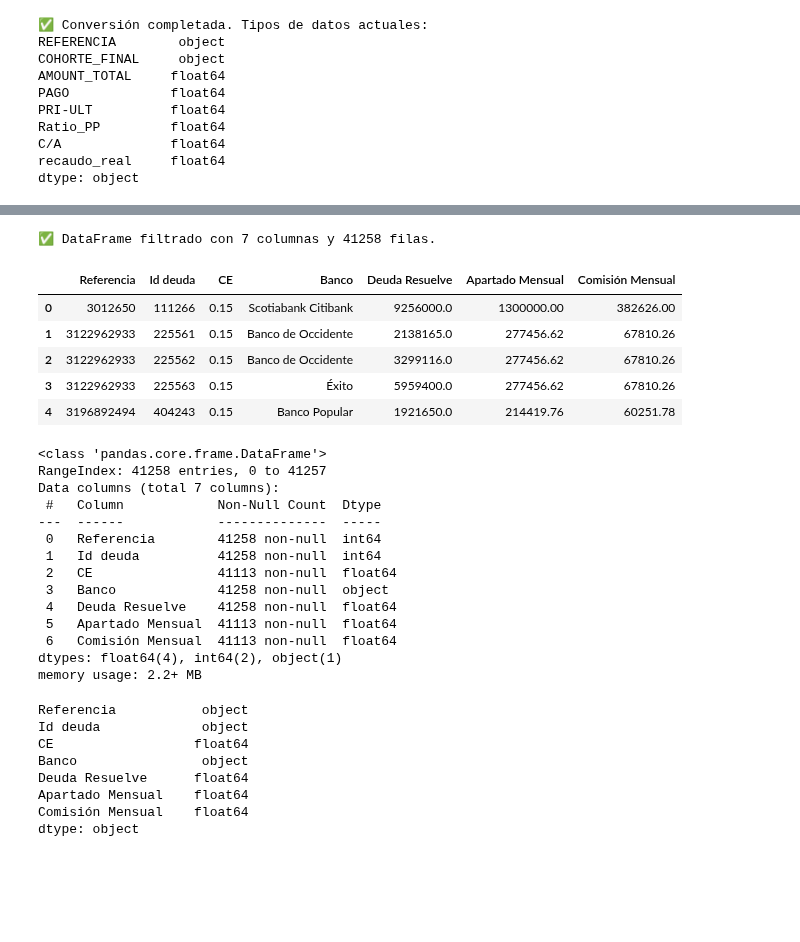
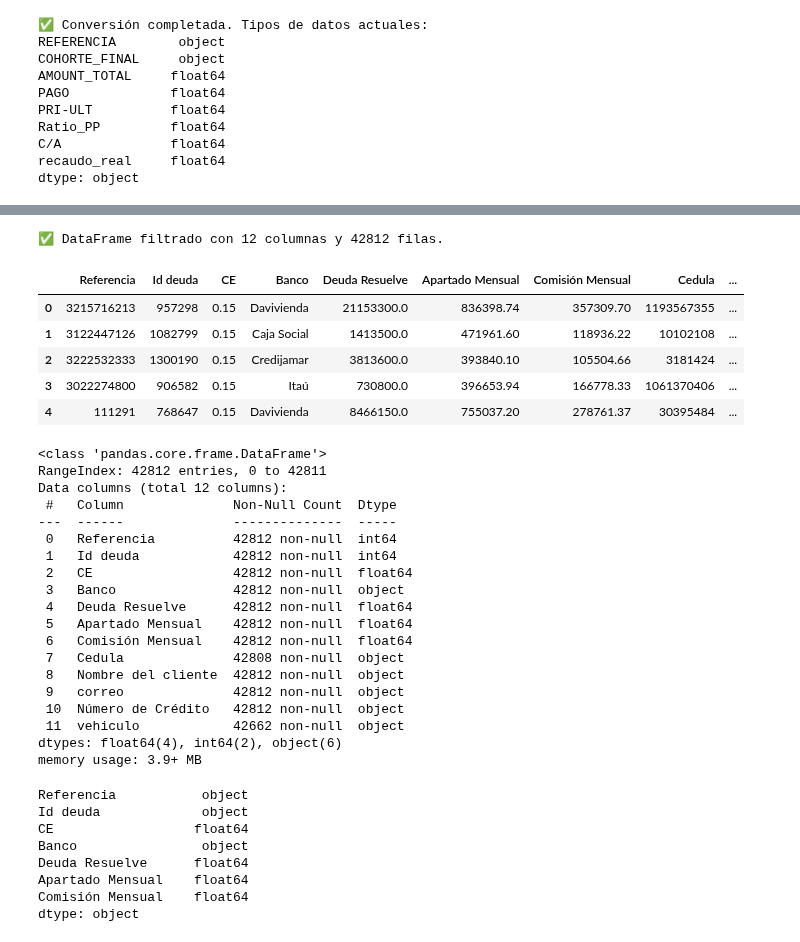
Before and after one commit to Robert1417/recaudo-app, a Jupyter notebook: Calculadora_Recaudo.ipynb, the cells around one changed output, grey strips where cells are left out. Saved outputs shown, nothing was run; the diff lists cells and outputs as text; code cells hidden in the pictures; blank space fills up the shorter version.

```diff
--- a/Calculadora_Recaudo.ipynb
+++ b/Calculadora_Recaudo.ipynb
@@ -490,57 +487,67 @@ def normalizar_columna(col):
     col = re.sub(r'[^a-z0-9]', '', col)
     return col
 
 # === Diccionario de columnas esperadas ===
 columnas_objetivo = {
     "referencia": "Referencia",
     "iddeuda": "Id deuda",
     "ce": "CE",
     "banco": "Banco",
     "deudaresuelve": "Deuda Resuelve",
     "apartadomensual": "Apartado Mensual",
     "comisionmensual": "Comisión Mensual",
+    "cedula": "Cedula",
+    "nombredelcliente": "Nombre del cliente",
+    "correo": "correo",
+    "numerodecredito": "Número de Crédito",
+    "vehiculo": "vehiculo",
 }
 
 # === Crear un mapeo entre columnas reales y las esperadas ===
 mapeo = {}
 cols_normalizadas = {normalizar_columna(c): c for c in cartera_asignada.columns}
 
 for key, nombre_esperado in columnas_objetivo.items():
     if key in cols_normalizadas:
         mapeo[cols_normalizadas[key]] = nombre_esperado
     else:
         print(f"⚠️ No se encontró columna equivalente a '{nombre_esperado}'")
 
 # === Filtrar y renombrar ===
 cartera_asignada_filtrada = cartera_asignada[list(mapeo.keys())].rename(columns=mapeo)
 
 print(f"✅ DataFrame filtrado con {cartera_asignada_filtrada.shape[1]} columnas y {cartera_asignada_filtrada.shape[0]} filas.")
 display(cartera_asignada_filtrada.head())
 # %% [output]
-✅ DataFrame filtrado con 7 columnas y 41258 filas.
+✅ DataFrame filtrado con 12 columnas y 42812 filas.
-|  | Referencia | Id deuda | CE | Banco | Deuda Resuelve | Apartado Mensual | Comisión Mensual |
-| 0 | 3012650 | 111266 | 0.15 | Scotiabank Citibank | 9256000.0 | 1300000.00 | 382626.00 |
-| 1 | 3122962933 | 225561 | 0.15 | Banco de Occidente | 2138165.0 | 277456.62 | 67810.26 |
-| 2 | 3122962933 | 225562 | 0.15 | Banco de Occidente | 3299116.0 | 277456.62 | 67810.26 |
-| 3 | 3122962933 | 225563 | 0.15 | Éxito | 5959400.0 | 277456.62 | 67810.26 |
-| 4 | 3196892494 | 404243 | 0.15 | Banco Popular | 1921650.0 | 214419.76 | 60251.78 |
+|  | Referencia | Id deuda | CE | Banco | Deuda Resuelve | Apartado Mensual | Comisión Mensual | Cedula | ... |
+| 0 | 3215716213 | 957298 | 0.15 | Davivienda | 21153300.0 | 836398.74 | 357309.70 | 1193567355 | ... |
+| 1 | 3122447126 | 1082799 | 0.15 | Caja Social | 1413500.0 | 471961.60 | 118936.22 | 10102108 | ... |
+| 2 | 3222532333 | 1300190 | 0.15 | Credijamar | 3813600.0 | 393840.10 | 105504.66 | 3181424 | ... |
+| 3 | 3022274800 | 906582 | 0.15 | Itaú | 730800.0 | 396653.94 | 166778.33 | 1061370406 | ... |
+| 4 | 111291 | 768647 | 0.15 | Davivienda | 8466150.0 | 755037.20 | 278761.37 | 30395484 | ... |
 # %%
 cartera_asignada_filtrada.info()
 # %% [output]
 <class 'pandas.core.frame.DataFrame'>
-RangeIndex: 41258 entries, 0 to 41257
-Data columns (total 7 columns):
- #   Column            Non-Null Count  Dtype
----  ------            --------------  -----
- 0   Referencia        41258 non-null  int64
- 1   Id deuda          41258 non-null  int64
- 2   CE                41113 non-null  float64
- 3   Banco             41258 non-null  object
- 4   Deuda Resuelve    41258 non-null  float64
- 5   Apartado Mensual  41113 non-null  float64
- 6   Comisión Mensual  41113 non-null  float64
-dtypes: float64(4), int64(2), object(1)
-memory usage: 2.2+ MB
+RangeIndex: 42812 entries, 0 to 42811
+Data columns (total 12 columns):
+ #   Column              Non-Null Count  Dtype
+---  ------              --------------  -----
+ 0   Referencia          42812 non-null  int64
+ 1   Id deuda            42812 non-null  int64
+ 2   CE                  42812 non-null  float64
+ 3   Banco               42812 non-null  object
+ 4   Deuda Resuelve      42812 non-null  float64
+ 5   Apartado Mensual    42812 non-null  float64
+ 6   Comisión Mensual    42812 non-null  float64
+ 7   Cedula              42808 non-null  object
+ 8   Nombre del cliente  42812 non-null  object
+ 9   correo              42812 non-null  object
+ 10  Número de Crédito   42812 non-null  object
+ 11  vehiculo            42662 non-null  object
+dtypes: float64(4), int64(2), object(6)
+memory usage: 3.9+ MB
 # %%
 # === Forzar tipo object (texto) en las columnas clave ===
 for col in ["Referencia", "Id deuda"]:
```
Also changed, not shown: parts of 5 cells of this notebook.
